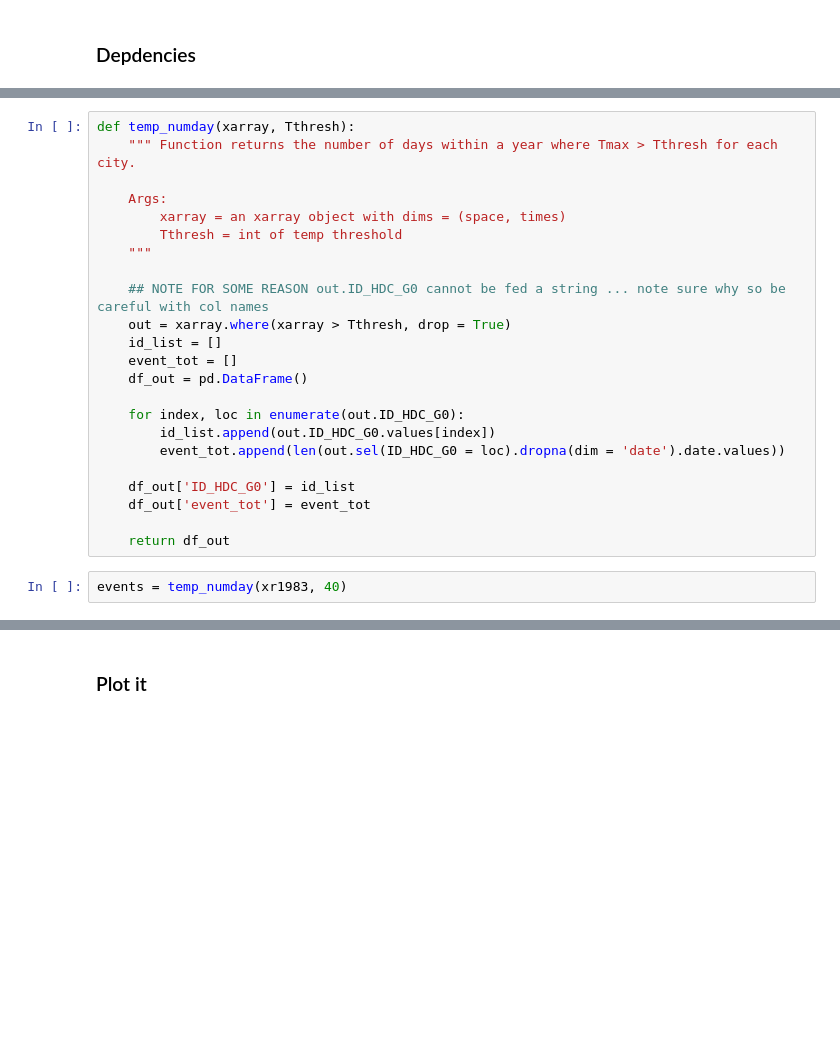
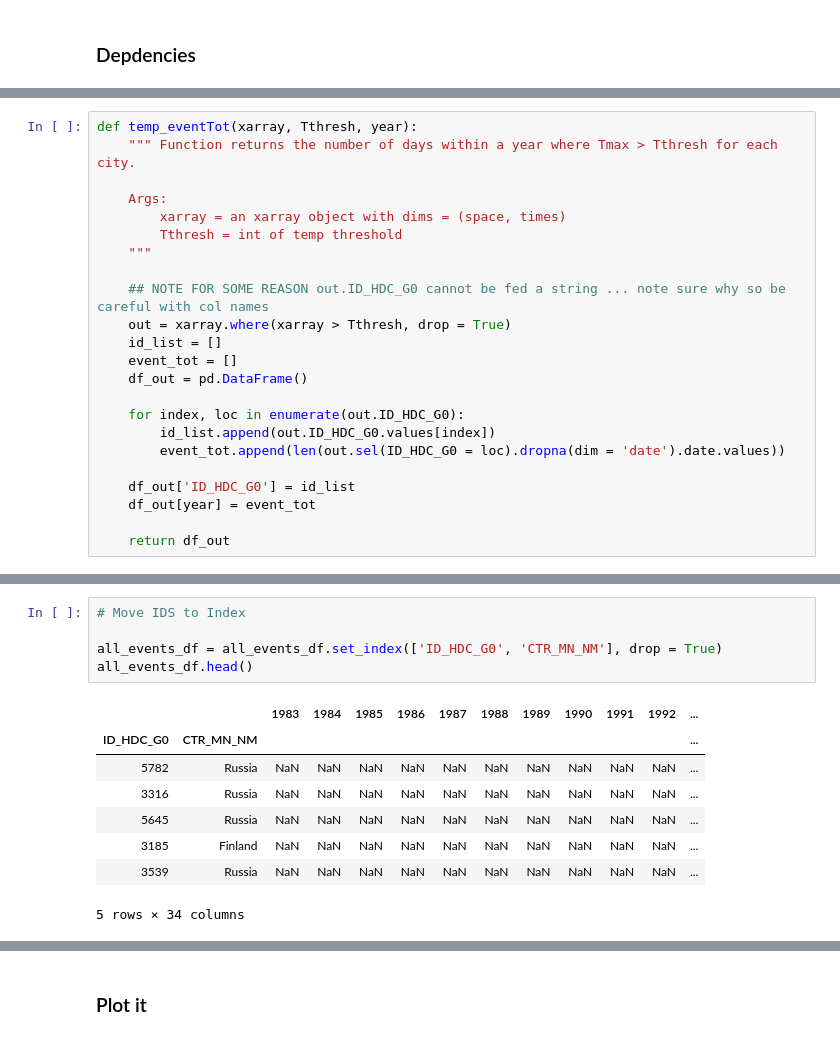
Before and after one commit to ecohydro/GlobalUrbanHeat, a Jupyter notebook: Notebooks/Tmax_Subset.ipynb, the cells around one changed output, grey strips where cells are left out. Drawn from its saved outputs; the diff is of its cells as text; blank space fills up the shorter version.

```diff
--- a/Notebooks/Tmax_Subset.ipynb
+++ b/Notebooks/Tmax_Subset.ipynb
@@ -70,5 +43,5 @@ Coordinates:
 # %%
-def temp_numday(xarray, Tthresh):
+def temp_eventTot(xarray, Tthresh, year):
     """ Function returns the number of days within a year where Tmax > Tthresh for each city.
 
     Args:
@@ -87,8 +60,6 @@ def temp_numday(xarray, Tthresh):
         event_tot.append(len(out.sel(ID_HDC_G0 = loc).dropna(dim = 'date').date.values))
 
     df_out['ID_HDC_G0'] = id_list
-    df_out['event_tot'] = event_tot
+    df_out[year] = event_tot
 
     return df_out
-# %%
-events = temp_numday(xr1983, 40)
@@ -94,0 +136,14 @@ events = temp_numday(xr1983, 40)
+# %%
+# Move IDS to Index
+
+all_events_df = all_events_df.set_index(['ID_HDC_G0', 'CTR_MN_NM'], drop = True)
+all_events_df.head()
+# %% [output]
+|  |  | 1983 | 1984 | 1985 | 1986 | 1987 | 1988 | 1989 | 1990 | 1991 | 1992 | ... |
+| ID_HDC_G0 | CTR_MN_NM |  |  |  |  |  |  |  |  |  |  | ... |
+| 5782 | Russia | NaN | NaN | NaN | NaN | NaN | NaN | NaN | NaN | NaN | NaN | ... |
+| 3316 | Russia | NaN | NaN | NaN | NaN | NaN | NaN | NaN | NaN | NaN | NaN | ... |
+| 5645 | Russia | NaN | NaN | NaN | NaN | NaN | NaN | NaN | NaN | NaN | NaN | ... |
+| 3185 | Finland | NaN | NaN | NaN | NaN | NaN | NaN | NaN | NaN | NaN | NaN | ... |
+| 3539 | Russia | NaN | NaN | NaN | NaN | NaN | NaN | NaN | NaN | NaN | NaN | ... |
+5 rows × 34 columns
```
Also changed, not shown: parts of 13 cells of this notebook.
